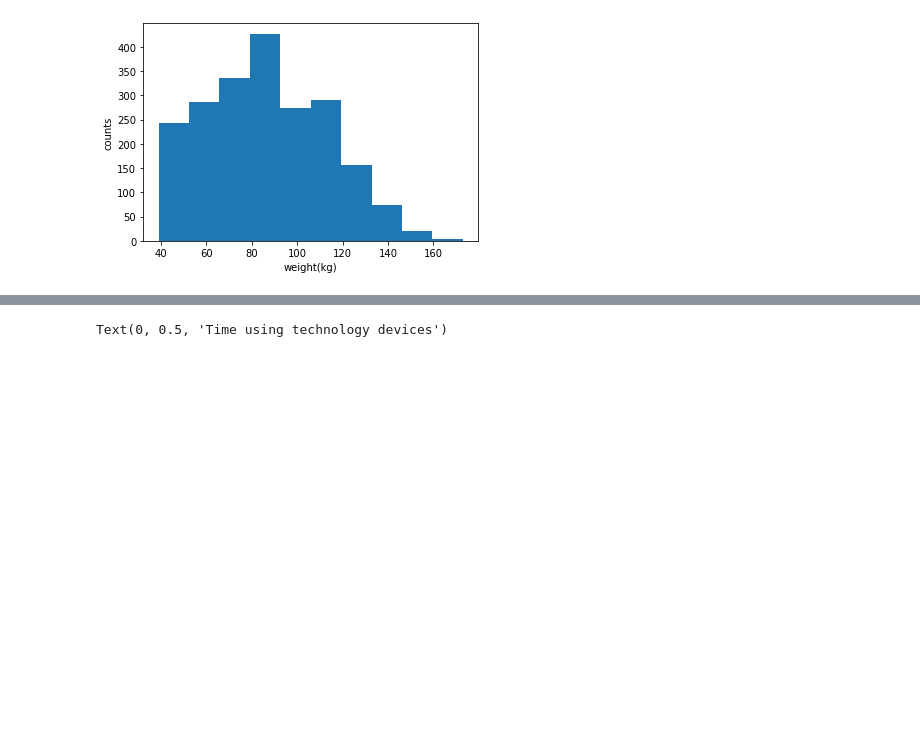
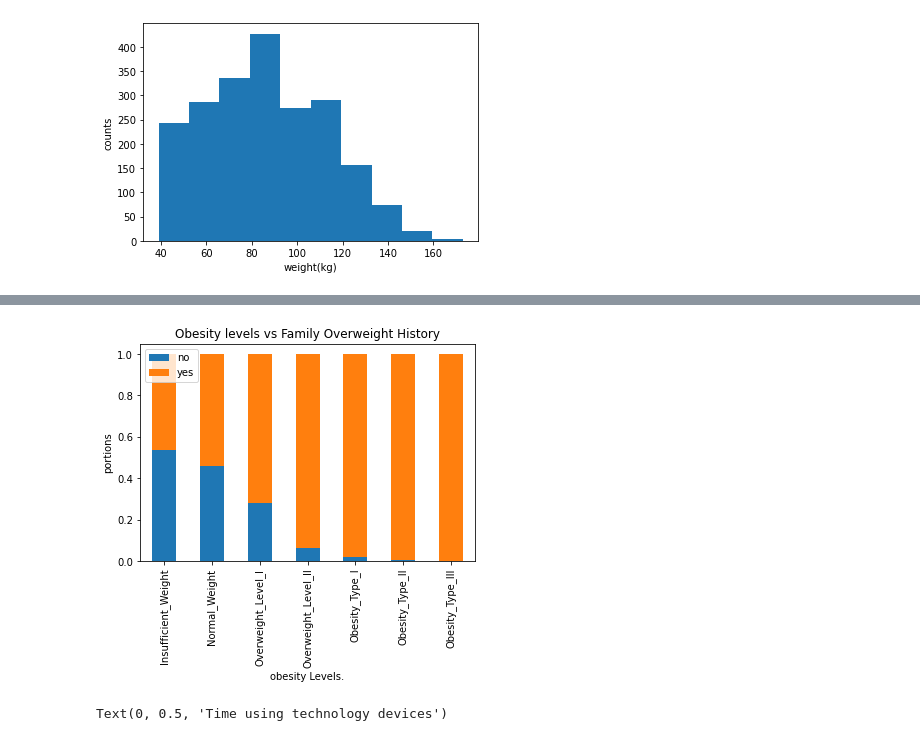
Before and after one commit to TianqiT/data1030-fa20-project, a Jupyter notebook: src/project_code.ipynb, the cells around one changed output, grey strips where cells are left out. Cells and saved outputs as stored; diff of their text form; code cells hidden in the pictures; blank space fills up the shorter version.

```diff
--- a/src/project_code.ipynb
+++ b/src/project_code.ipynb
@@ -129,3 +158,15 @@ plt.show()
+# %%
+# count_matrix2 = count_matrix.iloc[[0,1,5,6,2,3,4]]
+count_matrix_norm = count_matrix.div(count_matrix.sum(axis=1),axis=0)
+count_matrix_norm = count_matrix_norm.iloc[[0,1,5,6,2,3,4]]
+count_matrix_norm.plot(kind='bar', stacked=True)
+plt.title('Obesity levels vs Family Overweight History')
+plt.xlabel('obesity Levels.')
+plt.ylabel('portions')
+plt.legend(loc=2)
+plt.show()
+# %% [output]
+[figure, added]
 # %%
 df.plot.scatter('Age','TUE',s=10,alpha=1)
 plt.xlabel("Age(years).")
```
Also changed, not shown: parts of 74 cells of this notebook, 16 other files.
